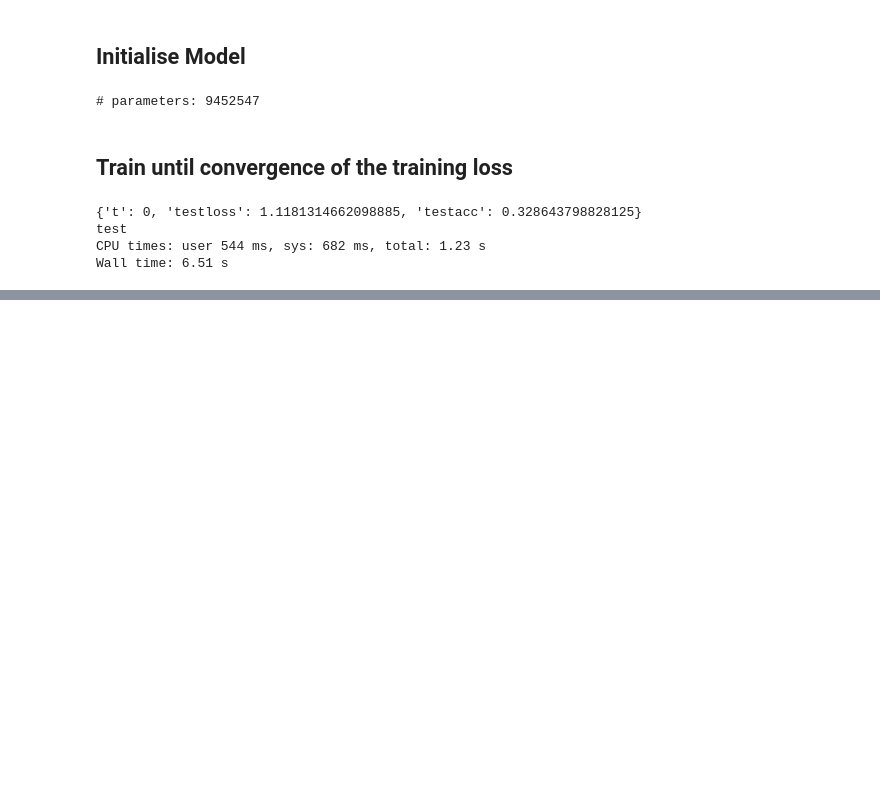
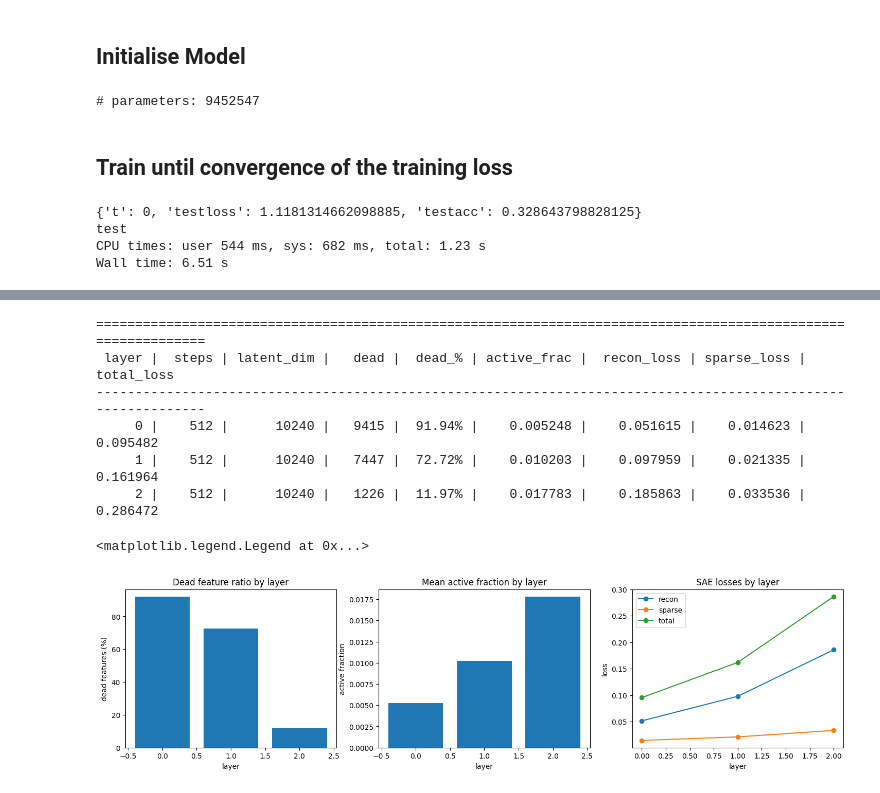
Before and after one commit to tigraneponsin/SAE-on-RHM, a Jupyter notebook: test_inittrain_transformer_class.ipynb, the cells around one changed output, grey strips where cells are left out. Saved outputs shown, nothing was run; the diff lists cells and outputs as text; code cells hidden in the pictures; blank space fills up the shorter version.

```diff
--- a/test_inittrain_transformer_class.ipynb
+++ b/test_inittrain_transformer_class.ipynb
@@ -490 +490,58 @@ sae layer 2 step 512/512 total=0.491157 recon=0.286870 sparse=0.068096
 Saved SAE checkpoint: test_sae.pt
+# %%
+# SAE statistics dashboard (dead features, sparsity, losses)
+import os
+import torch
+import matplotlib.pyplot as plt
+
+sae_ckpt_path = f"{config.outname}_sae.pt"
+
+
+layer_ids = sorted(metrics.keys())
+latent_dims = [int(metrics[l]['latent_dim']) for l in layer_ids]
+dead_features = [int(metrics[l]['dead_features']) for l in layer_ids]
+dead_ratio = [dead_features[i] / max(latent_dims[i], 1) for i in range(len(layer_ids))]
+active_fraction = [float(metrics[l]['active_fraction']) for l in layer_ids]
+recon_loss = [float(metrics[l]['recon_loss']) for l in layer_ids]
+sparse_loss = [float(metrics[l]['sparse_loss']) for l in layer_ids]
+total_loss = [float(metrics[l]['total_loss']) for l in layer_ids]
+steps = [int(metrics[l]['steps']) for l in layer_ids]
+
+print("=" * 110)
+print(f"{'layer':>6} | {'steps':>6} | {'latent_dim':>10} | {'dead':>6} | {'dead_%':>7} | {'active_frac':>11} | {'recon_loss':>11} | {'sparse_loss':>11} | {'total_loss':>11}")
+print("-" * 110)
+for i, layer in enumerate(layer_ids):
+    print(
+        f"{layer:6d} | {steps[i]:6d} | {latent_dims[i]:10d} | {dead_features[i]:6d} | {100*dead_ratio[i]:6.2f}% | "
+        f"{active_fraction[i]:11.6f} | {recon_loss[i]:11.6f} | {sparse_loss[i]:11.6f} | {total_loss[i]:11.6f}"
+    )
+
+# plots
+fig, ax = plt.subplots(1, 3, figsize=(18, 4))
+
+ax[0].bar(layer_ids, [100 * r for r in dead_ratio])
+ax[0].set_title('Dead feature ratio by layer')
+ax[0].set_xlabel('layer')
+ax[0].set_ylabel('dead features (%)')
+
+ax[1].bar(layer_ids, active_fraction)
+ax[1].set_title('Mean active fraction by layer')
+ax[1].set_xlabel('layer')
+ax[1].set_ylabel('active fraction')
+
+ax[2].plot(layer_ids, recon_loss, marker='o', label='recon')
+ax[2].plot(layer_ids, sparse_loss, marker='o', label='sparse')
+ax[2].plot(layer_ids, total_loss, marker='o', label='total')
+ax[2].set_title('SAE losses by layer')
+ax[2].set_xlabel('layer')
+ax[2].set_ylabel('loss')
+ax[2].legend()
+# %% [output]
+==============================================================================================================
+ layer |  steps | latent_dim |   dead |  dead_% | active_frac |  recon_loss | sparse_loss |  total_loss
+--------------------------------------------------------------------------------------------------------------
+     0 |    512 |      10240 |   9415 |  91.94% |    0.005248 |    0.051615 |    0.014623 |    0.095482
+     1 |    512 |      10240 |   7447 |  72.72% |    0.010203 |    0.097959 |    0.021335 |    0.161964
+     2 |    512 |      10240 |   1226 |  11.97% |    0.017783 |    0.185863 |    0.033536 |    0.286472
+<matplotlib.legend.Legend at 0x...>
+[figure, added]
```
Also changed, not shown: parts of 4 cells of this notebook, 5 other files.
